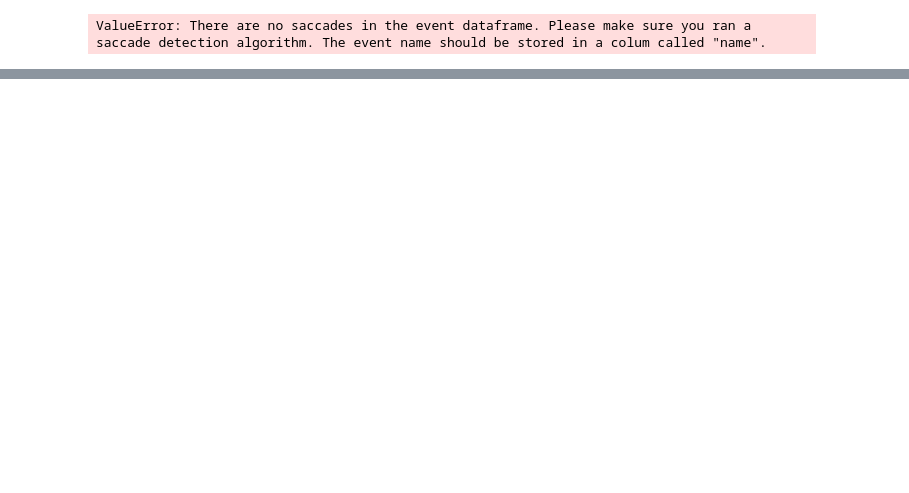
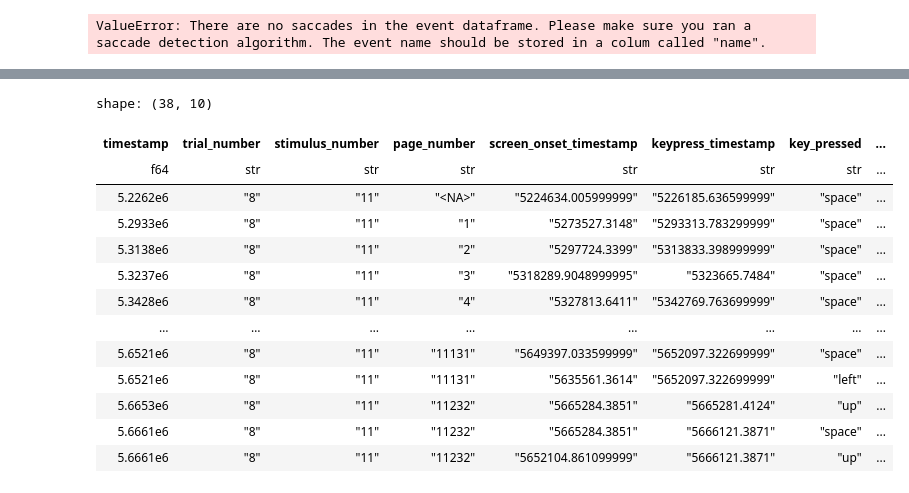
Before and after one commit to theDebbister/multipleye-preprocessing, a Jupyter notebook: quality-report/sanity_checks.ipynb, the cells around one changed output, grey strips where cells are left out. Cells and saved outputs as stored; diff of their text form; code cells hidden in the pictures; blank space fills up the shorter version.

```diff
--- a/quality-report/sanity_checks.ipynb
+++ b/quality-report/sanity_checks.ipynb
@@ -220,0 +234,21 @@ shape: (1_896_019, 8)
+# %%
+stimulus_frame = logfile.filter(
+              (pl.col("stimulus_number") == f"{11}")
+            )
+stimulus_frame.write_csv("stimulus_frame.csv")
+stimulus_frame
+# %% [output]
+shape: (38, 10)
+| timestamp | trial_number | stimulus_number | page_number | screen_onset_timestamp | keypress_timestamp | key_pressed | ... |
+| f64 | str | str | str | str | str | str | ... |
+| 5.2262e6 | "8" | "11" | "<NA>" | "5224634.005999999" | "5226185.636599999" | "space" | ... |
+| 5.2933e6 | "8" | "11" | "1" | "5273527.3148" | "5293313.783299999" | "space" | ... |
+| 5.3138e6 | "8" | "11" | "2" | "5297724.3399" | "5313833.398999999" | "space" | ... |
+| 5.3237e6 | "8" | "11" | "3" | "5318289.9048999995" | "5323665.7484" | "space" | ... |
+| 5.3428e6 | "8" | "11" | "4" | "5327813.6411" | "5342769.763699999" | "space" | ... |
+| … | … | … | … | … | … | … | ... |
+| 5.6521e6 | "8" | "11" | "11131" | "5649397.033599999" | "5652097.322699999" | "space" | ... |
+| 5.6521e6 | "8" | "11" | "11131" | "5635561.3614" | "5652097.322699999" | "left" | ... |
+| 5.6653e6 | "8" | "11" | "11232" | "5665284.3851" | "5665281.4124" | "up" | ... |
+| 5.6661e6 | "8" | "11" | "11232" | "5665284.3851" | "5666121.3871" | "space" | ... |
+| 5.6661e6 | "8" | "11" | "11232" | "5652104.861099999" | "5666121.3871" | "up" | ... |
```
Also changed, not shown: parts of 40 cells of this notebook, 3 other files.
